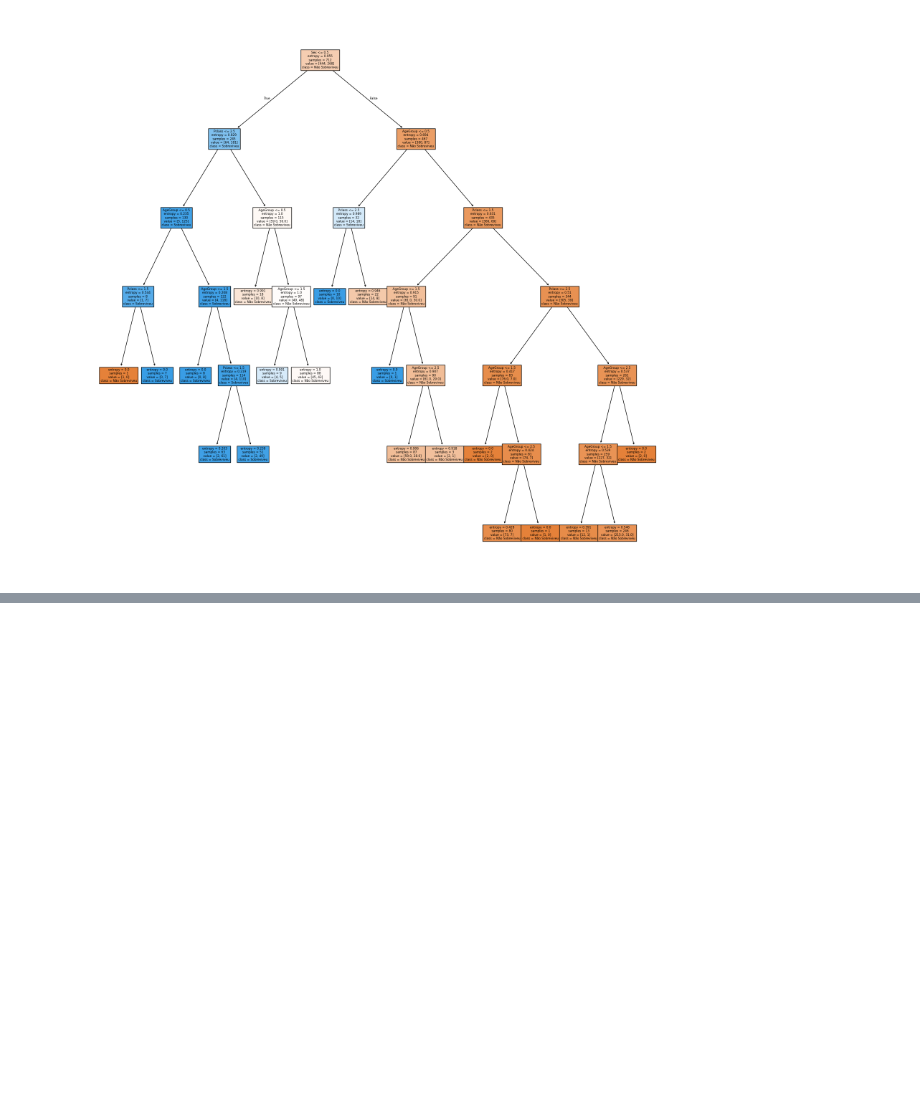
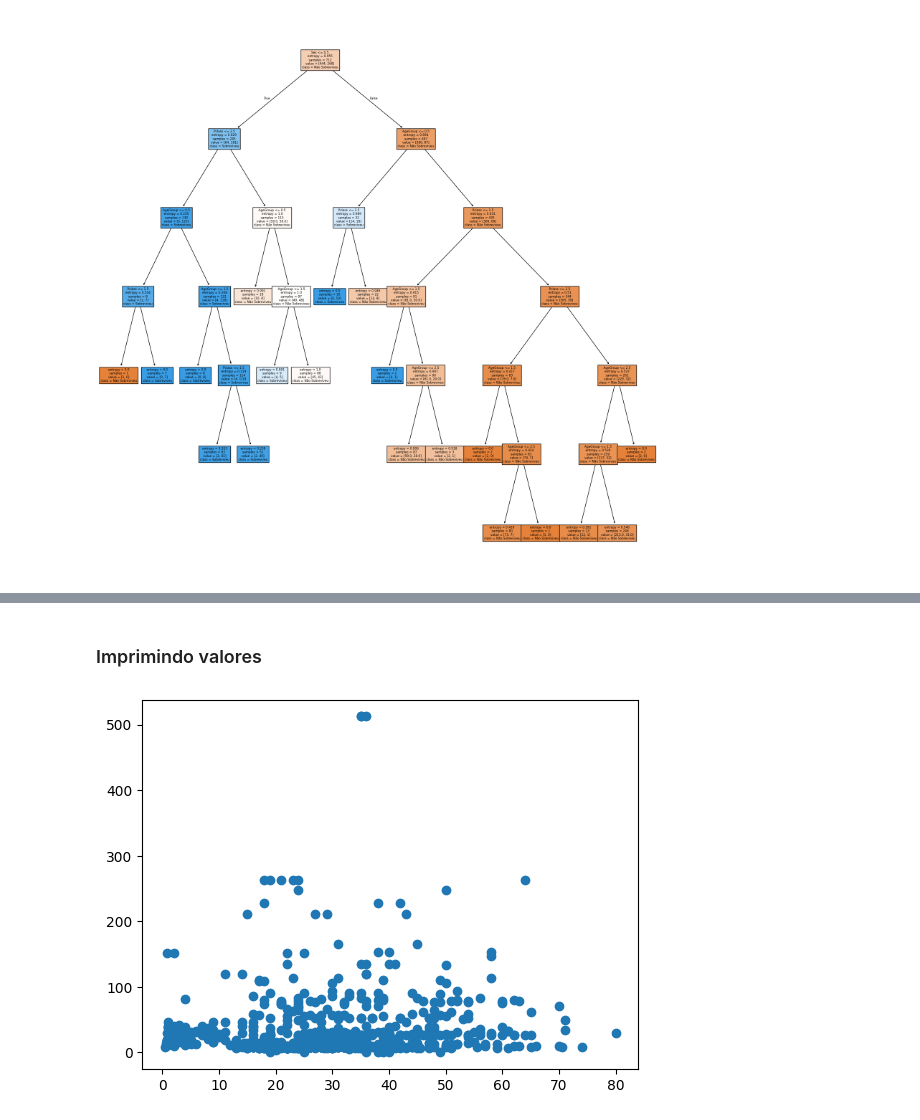
Before and after one commit to davischneider/titanic-dataset, a Jupyter notebook: titanic.ipynb, the cells around one changed output, grey strips where cells are left out. Saved outputs shown, nothing was run; the diff lists cells and outputs as text; code cells hidden in the pictures; blank space fills up the shorter version.

```diff
--- a/titanic.ipynb
+++ b/titanic.ipynb
@@ -207,0 +220,12 @@ plt.show()
+# %%
+# Carregar os dados do Titanic
+titanic_data = pd.read_csv('./dataset/Titanic-Dataset.csv')
+
+# Pré-processar os dados: selecionar atributos numéricos e tratar NAs
+X = titanic_data[['Age', 'Fare', 'SibSp', 'Parch']].dropna()
+y = titanic_data.loc[X.index, 'Survived']
+X.describe()
+
+# Normalizar os dados numéricos
+# scaler = MinMaxScaler()
+# titanic_norm = scaler.fit_transform(titanic_data)
@@ -207,0 +242,10 @@ plt.show()
+# %% [markdown]
+### Imprimindo valores
+# %%
+fig, ax = plt.subplots()
+
+ax.scatter(X['Age'], X['Fare'])
+
+plt.show()
+# %% [output]
+[figure, added]
```
Also changed, not shown: parts of 16 cells of this notebook.
